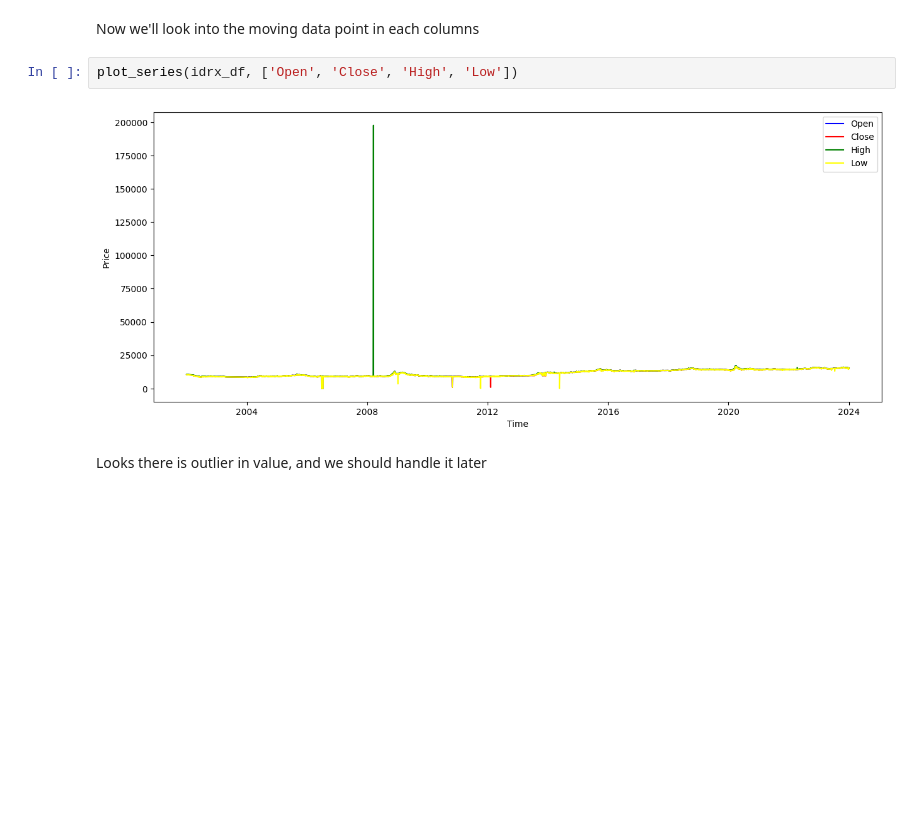
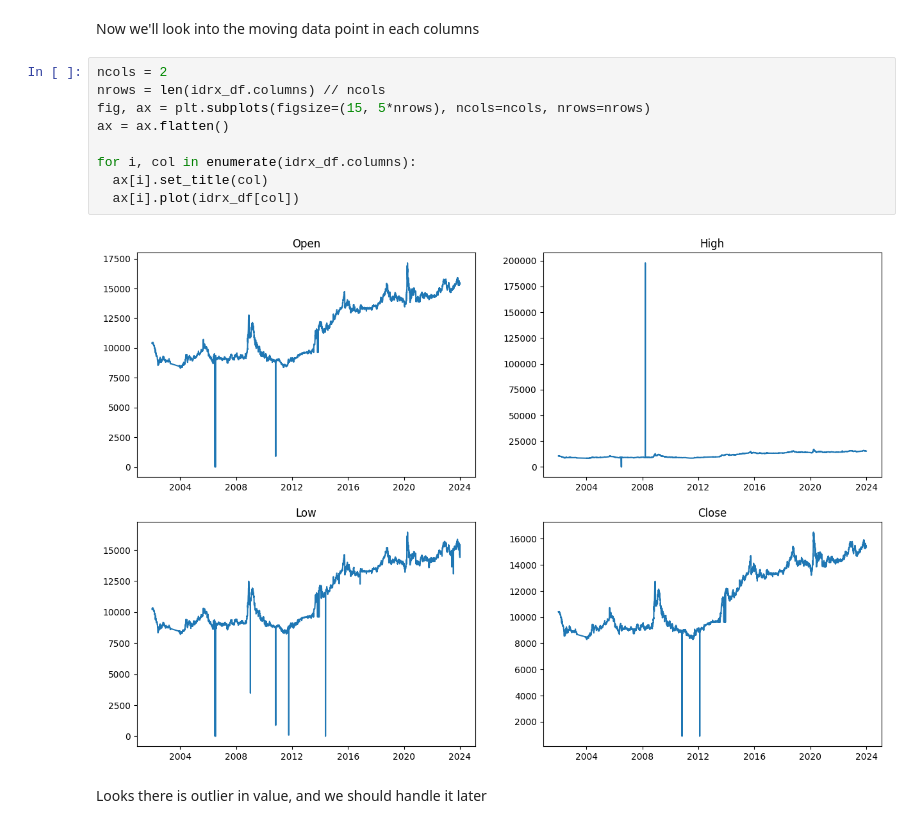
Before and after one commit to sayid-alt/usd_idr_exchange_prediction, a Jupyter notebook: usd_idr_prediction.ipynb, the cells around one changed output. Saved outputs shown, nothing was run; the diff lists cells and outputs as text; blank space fills up the shorter version.

```diff
--- a/usd_idr_prediction.ipynb
+++ b/usd_idr_prediction.ipynb
@@ -291,10 +291,17 @@ See the caveats in the documentation: https://pandas.pydata.org/pandas-docs/stab
 Much better! :)
 # %% [markdown]
 Now we'll look into the moving data point in each columns
-# %%
-plot_series(idrx_df, ['Open', 'Close', 'High', 'Low'])
-# %% [output]
-[figure, removed]
+# %%
+ncols = 2
+nrows = len(idrx_df.columns) // ncols
+fig, ax = plt.subplots(figsize=(15, 5*nrows), ncols=ncols, nrows=nrows)
+ax = ax.flatten()
+
+for i, col in enumerate(idrx_df.columns):
+  ax[i].set_title(col)
+  ax[i].plot(idrx_df[col])
+# %% [output]
+[figure, added]
 # %% [markdown]
 Looks there is outlier in value, and we should handle it later
 # %% [markdown]
```
Also changed, not shown: parts of 32 cells of this notebook.
